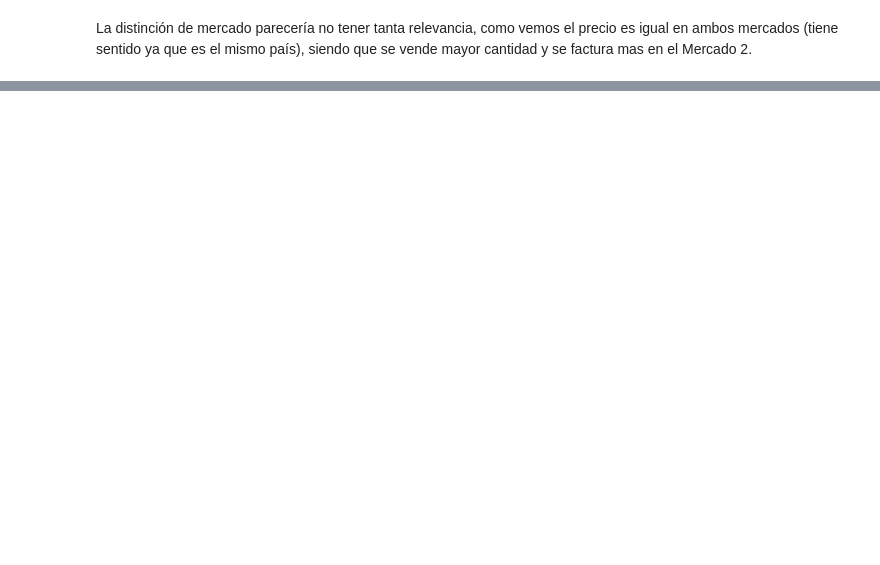
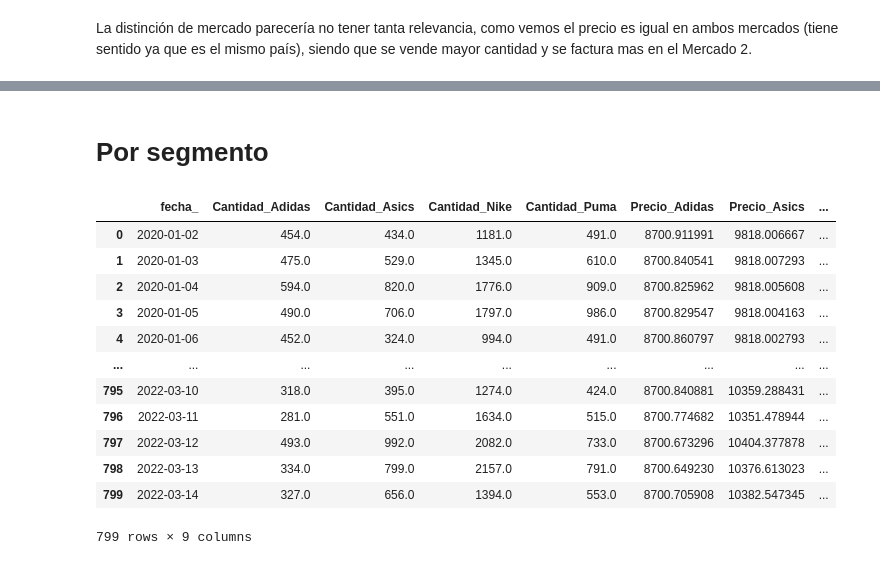
Before and after one commit to adelgado24/TP_final_analitica, a Jupyter notebook: main (1).ipynb, the cells around one changed output, grey strips where cells are left out. Drawn from its saved outputs; the diff is of its cells as text; code cells hidden in the pictures; blank space fills up the shorter version.

```diff
--- a/main (1).ipynb
+++ b/main (1).ipynb
@@ -452,2 +405,12 @@ plt.show()
 # %% [markdown]
 La distinción de mercado parecería no tener tanta relevancia, como vemos el precio es igual en ambos mercados (tiene sentido ya que es el mismo país), siendo que se vende mayor cantidad y se factura mas en el Mercado 2.
+# %%
+pivot_gral = df.pivot_table(index = 'fecha', columns= ['Sub Marca'], values = ['Cantidad','Precio'], aggfunc={'Cantidad':'sum', 'Precio':'mean'}).reset_index()
+
+columnas_nuevas = []
+for i in pivot_gral.columns:
+    columnas_nuevas.append(i[0] + "_" + i[1])
+
+pivot_gral.columns = columnas_nuevas
+pivot_gral.drop(['Precio_Asics Tiger','Cantidad_Asics Tiger'], axis=1, inplace=True)
+pivot_gral = pivot_gral.dropna()
@@ -453,0 +458,8 @@ La distinción de mercado parecería no tener tanta relevancia, como vemos el pr
+# %%
+pivot_sub_segmento = df.pivot_table(index = 'fecha', columns= ['Sub Marca','Segmento'], values = ['Cantidad','Precio'], aggfunc={'Cantidad':'sum', 'Precio':'mean'}).reset_index()
+# %%
+columnas_nuevas_sub_seg = []
+for i in pivot_sub_segmento.columns:
+   columnas_nuevas_sub_seg.append(i[0] + "_" + i[1] + "_" + i[2])
+
+pivot_sub_segmento.columns = columnas_nuevas_sub_seg
@@ -453,0 +522,29 @@ La distinción de mercado parecería no tener tanta relevancia, como vemos el pr
+# %% [markdown]
+# Por segmento
+# %%
+df_running = df[df['Segmento'] == 'Running']
+
+pivot_running = df_running.pivot_table(index = 'fecha', columns= ['Sub Marca'], values = ['Cantidad','Precio'], aggfunc={'Cantidad':'sum', 'Precio':'mean'}).reset_index()
+
+columnas_nuevas = []
+for i in pivot_running.columns:
+    columnas_nuevas.append(i[0] + "_" + i[1])
+
+pivot_running.columns = columnas_nuevas
+# %%
+pivot_running = pivot_running.dropna()
+pivot_running
+# %% [output]
+|  | fecha_ | Cantidad_Adidas | Cantidad_Asics | Cantidad_Nike | Cantidad_Puma | Precio_Adidas | Precio_Asics | ... |
+| 0 | 2020-01-02 | 454.0 | 434.0 | 1181.0 | 491.0 | 8700.911991 | 9818.006667 | ... |
+| 1 | 2020-01-03 | 475.0 | 529.0 | 1345.0 | 610.0 | 8700.840541 | 9818.007293 | ... |
+| 2 | 2020-01-04 | 594.0 | 820.0 | 1776.0 | 909.0 | 8700.825962 | 9818.005608 | ... |
+| 3 | 2020-01-05 | 490.0 | 706.0 | 1797.0 | 986.0 | 8700.829547 | 9818.004163 | ... |
+| 4 | 2020-01-06 | 452.0 | 324.0 | 994.0 | 491.0 | 8700.860797 | 9818.002793 | ... |
+| ... | ... | ... | ... | ... | ... | ... | ... | ... |
+| 795 | 2022-03-10 | 318.0 | 395.0 | 1274.0 | 424.0 | 8700.840881 | 10359.288431 | ... |
+| 796 | 2022-03-11 | 281.0 | 551.0 | 1634.0 | 515.0 | 8700.774682 | 10351.478944 | ... |
+| 797 | 2022-03-12 | 493.0 | 992.0 | 2082.0 | 733.0 | 8700.673296 | 10404.377878 | ... |
+| 798 | 2022-03-13 | 334.0 | 799.0 | 2157.0 | 791.0 | 8700.649230 | 10376.613023 | ... |
+| 799 | 2022-03-14 | 327.0 | 656.0 | 1394.0 | 553.0 | 8700.705908 | 10382.547345 | ... |
+799 rows × 9 columns
```
Also changed, not shown: parts of 19 cells of this notebook.
